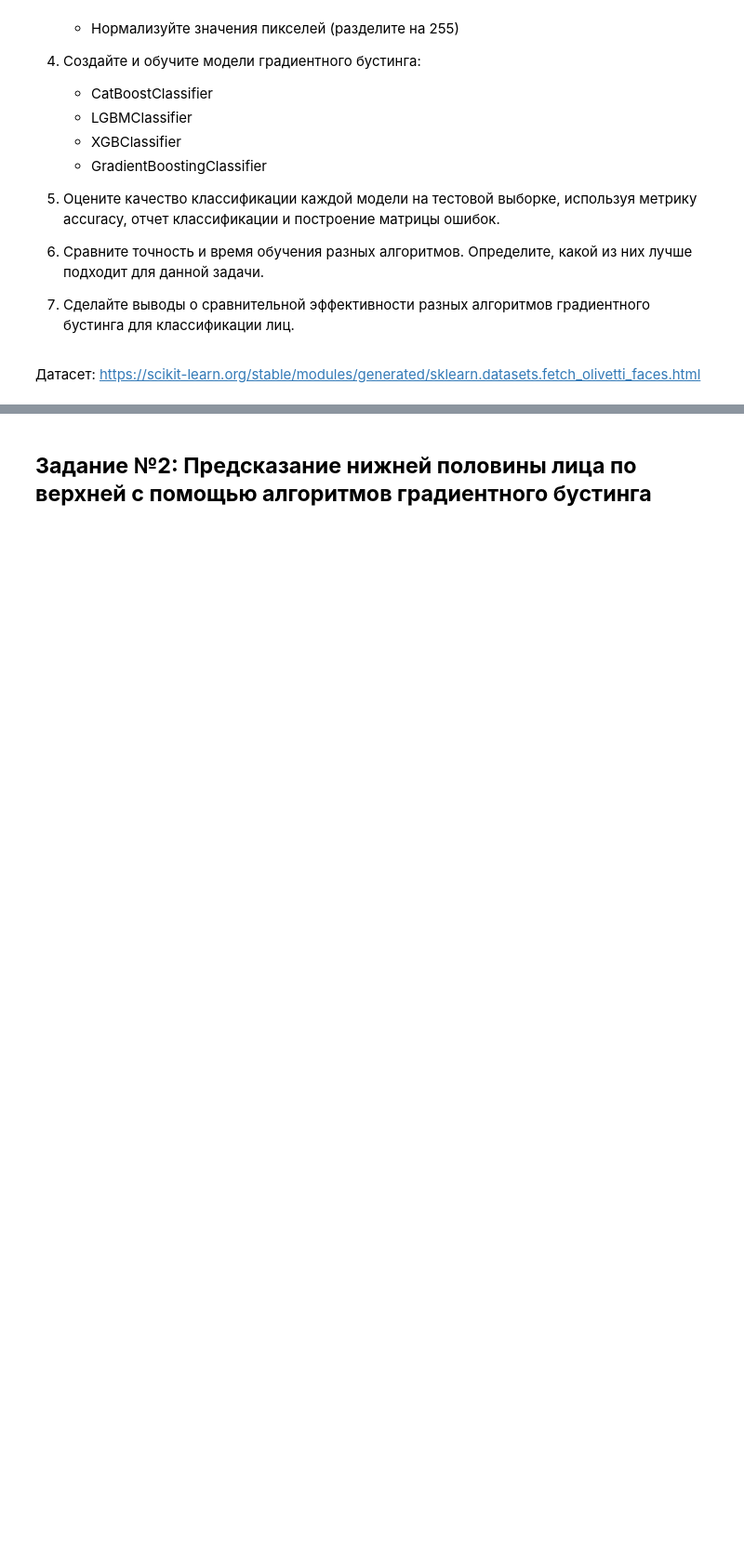
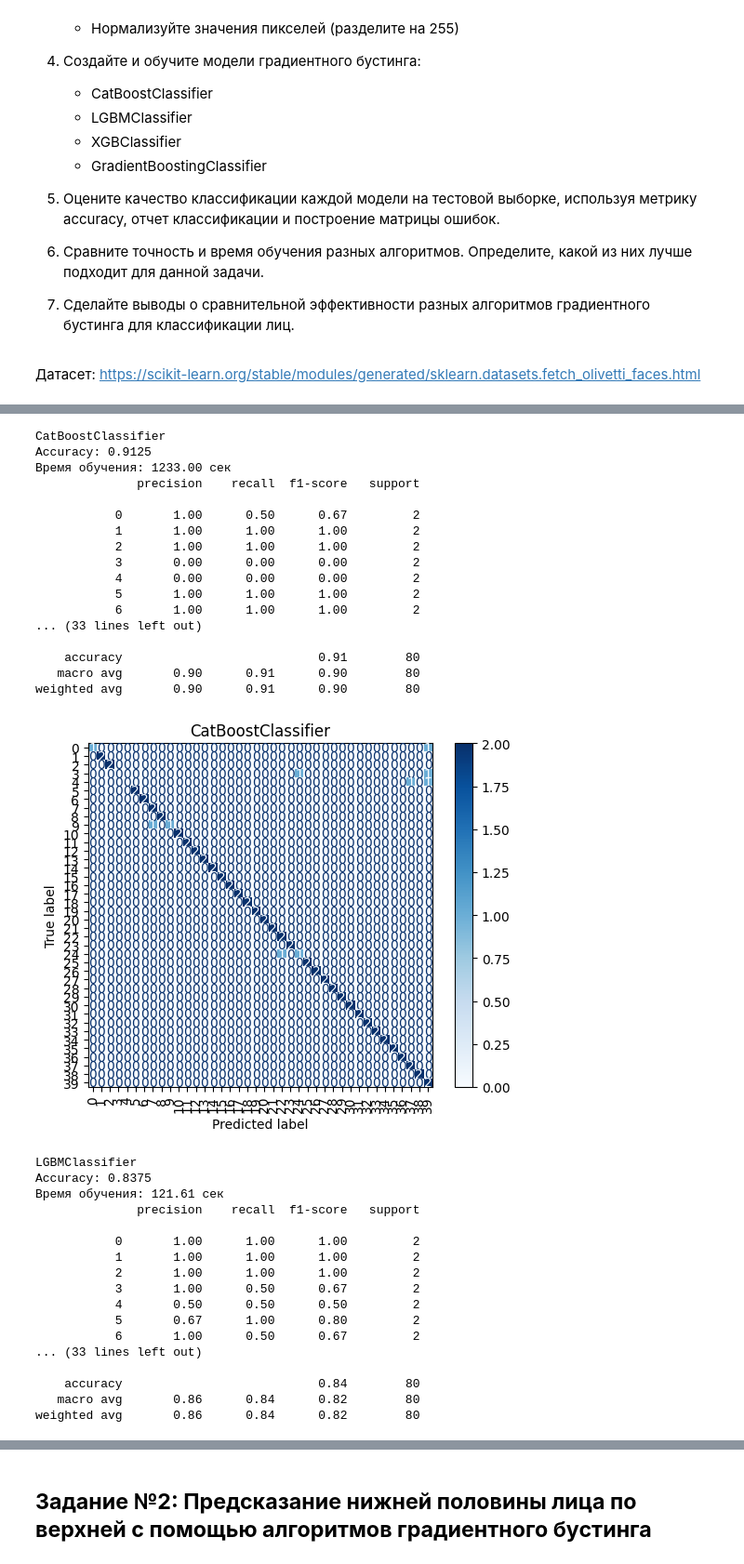
Before and after one commit to runessaa/-Streltsov-Projects, a Jupyter notebook: Практическая_работа_№9_Ансамблевые_методы_в_машинном_обучении.ipynb, the cells around one changed output, grey strips where cells are left out. Shown at 93% size. Saved outputs shown, nothing was run; the diff lists cells and outputs as text; code cells hidden in the pictures; blank space fills up the shorter version.

```diff
--- a/Практическая_работа_№9_Ансамблевые_методы_в_машинном_обучении.ipynb
+++ b/Практическая_работа_№9_Ансамблевые_методы_в_машинном_обучении.ipynb
@@ -76,9 +77,7 @@ from xgboost import XGBClassifier
 X = images.reshape(images.shape[0], -1) / 255.0
 y = labels
 
-X_train, X_test, y_train, y_test = train_test_split(
-    X, y, test_size=0.2, random_state=42, stratify=y
-)
+X_train, X_test, y_train, y_test = train_test_split(X, y, test_size=0.2, random_state=42, stratify=y)
 
 models = {
     'CatBoostClassifier': CatBoostClassifier(
@@ -115,30 +114,66 @@ results = []
 for name, model in models.items():
     start_time = time.time()
     model.fit(X_train, y_train)
     train_time = time.time() - start_time
 
     y_pred = model.predict(X_test)
     accuracy = accuracy_score(y_test, y_pred)
 
     results.append({
         'Модель': name,
         'Accuracy': accuracy,
         'Время обучения, сек': train_time
     })
 
     print(f'\n{name}')
     print(f'Accuracy: {accuracy:.4f}')
     print(f'Время обучения: {train_time:.2f} сек')
     print(classification_report(y_test, y_pred, zero_division=0))
 
     cm = confusion_matrix(y_test, y_pred)
     disp = ConfusionMatrixDisplay(confusion_matrix=cm)
     disp.plot(cmap='Blues', xticks_rotation=90)
     plt.title(name)
     plt.show()
 
 results_df = pd.DataFrame(results).sort_values(by='Accuracy', ascending=False)
 print(results_df)
 
 best_model = results_df.iloc[0]
 print(f"\nЛучший результат показала модель {best_model['Модель']} с accuracy = {best_model['Accuracy']:.4f}.")
+# %% [output]
+CatBoostClassifier
+Accuracy: 0.9125
+Время обучения: 1233.00 сек
+              precision    recall  f1-score   support
+
+           0       1.00      0.50      0.67         2
+           1       1.00      1.00      1.00         2
+           2       1.00      1.00      1.00         2
+           3       0.00      0.00      0.00         2
+           4       0.00      0.00      0.00         2
+           5       1.00      1.00      1.00         2
+           6       1.00      1.00      1.00         2
+... (33 lines left out)
+
+    accuracy                           0.91        80
+   macro avg       0.90      0.91      0.90        80
+weighted avg       0.90      0.91      0.90        80
+[figure, added]
+LGBMClassifier
+Accuracy: 0.8375
+Время обучения: 121.61 сек
+              precision    recall  f1-score   support
+
+           0       1.00      1.00      1.00         2
+           1       1.00      1.00      1.00         2
+           2       1.00      1.00      1.00         2
+           3       1.00      0.50      0.67         2
+           4       0.50      0.50      0.50         2
+           5       0.67      1.00      0.80         2
+           6       1.00      0.50      0.67         2
+... (33 lines left out)
+
+    accuracy                           0.84        80
+   macro avg       0.86      0.84      0.82        80
+weighted avg       0.86      0.84      0.82        80
```
Also changed, not shown: parts of 5 cells of this notebook.
